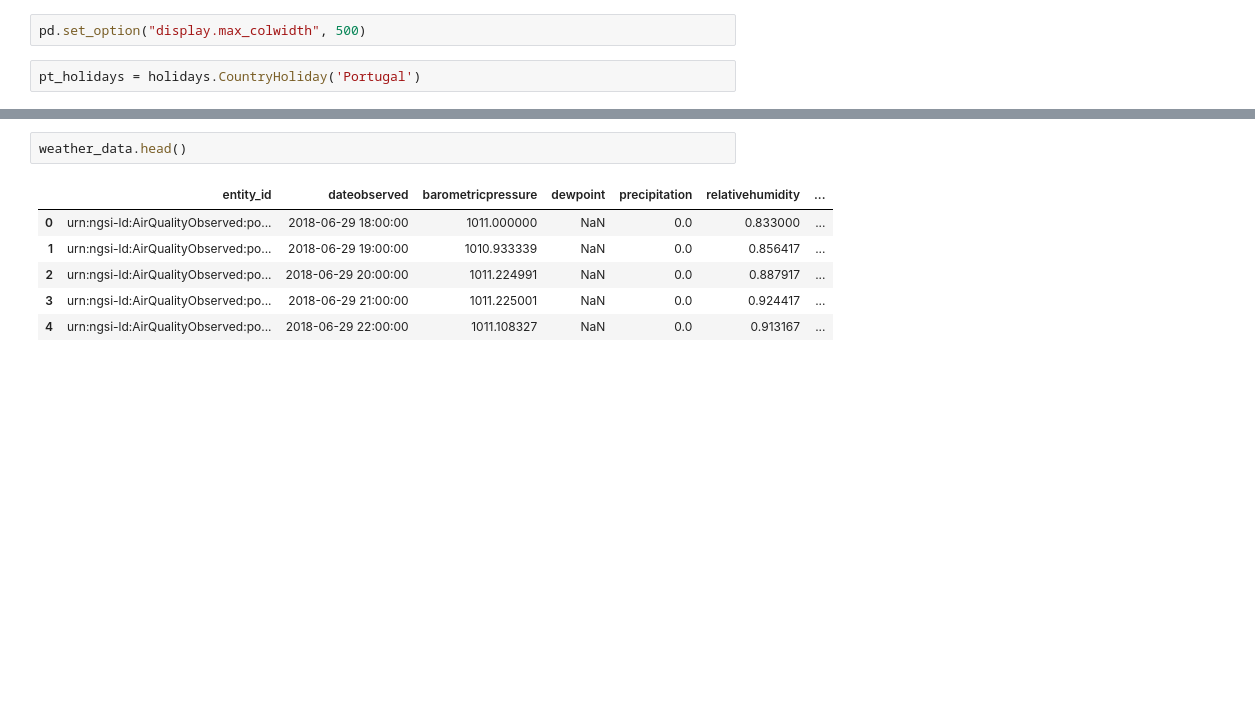
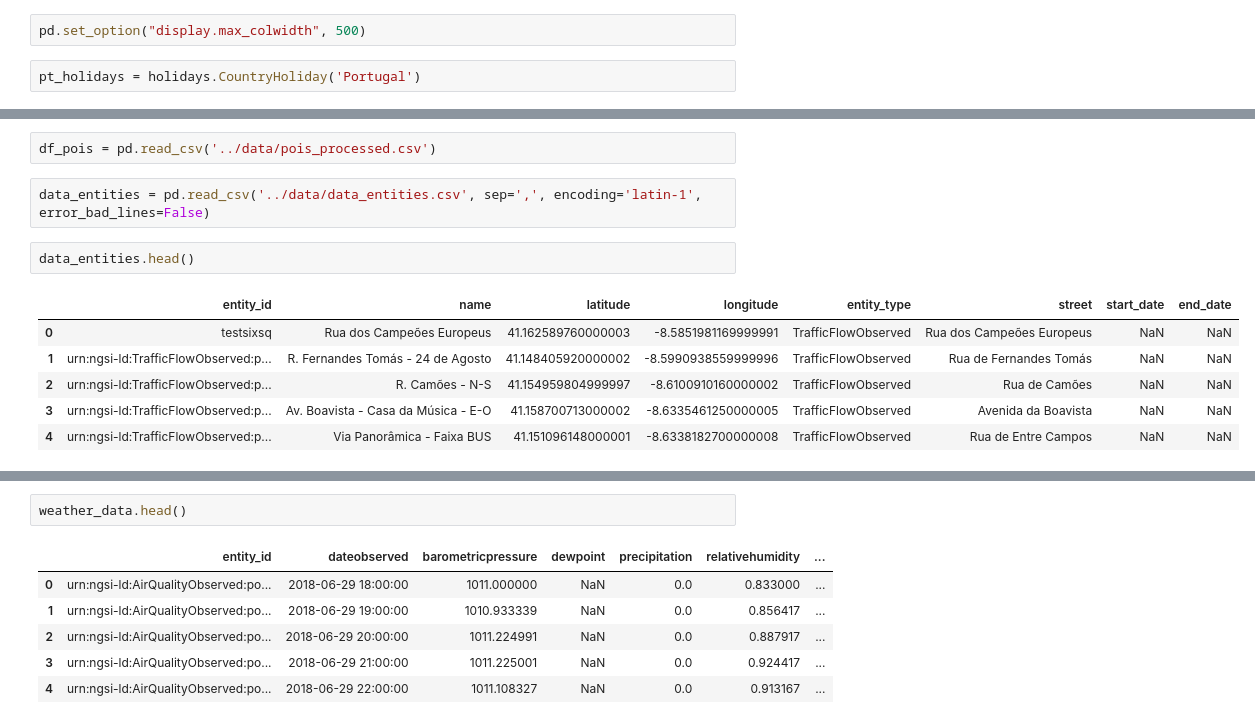
Before and after one commit to TiagoFilipeSousaGoncalves/wdl-tech-moguls, a Jupyter notebook: stage-2/code/Deliverable.ipynb, the cells around one changed output, grey strips where cells are left out. Drawn from its saved outputs; the diff is of its cells as text; blank space fills up the shorter version.

```diff
--- a/stage-2/code/Deliverable.ipynb
+++ b/stage-2/code/Deliverable.ipynb
@@ -57 +102,14 @@ traffic_data.rename(columns={'dateobservedfrom': 'dateobserved'}, inplace=True)
+# %%
+df_pois = pd.read_csv('../data/pois_processed.csv')
+# %%
+data_entities = pd.read_csv('../data/data_entities.csv', sep=',', encoding='latin-1', error_bad_lines=False)
+# %%
+data_entities.head()
+# %% [output]
+|  | entity_id | name | latitude | longitude | entity_type | street | start_date | end_date |
+| 0 | testsixsq | Rua dos Campeões Europeus | 41.162589760000003 | -8.5851981169999991 | TrafficFlowObserved | Rua dos Campeões Europeus | NaN | NaN |
+| 1 | urn:ngsi-ld:TrafficFlowObserved:p... | R. Fernandes Tomás - 24 de Agosto | 41.148405920000002 | -8.5990938559999996 | TrafficFlowObserved | Rua de Fernandes Tomás | NaN | NaN |
+| 2 | urn:ngsi-ld:TrafficFlowObserved:p... | R. Camões - N-S | 41.154959804999997 | -8.6100910160000002 | TrafficFlowObserved | Rua de Camões | NaN | NaN |
+| 3 | urn:ngsi-ld:TrafficFlowObserved:p... | Av. Boavista - Casa da Música - E-O | 41.158700713000002 | -8.6335461250000005 | TrafficFlowObserved | Avenida da Boavista | NaN | NaN |
+| 4 | urn:ngsi-ld:TrafficFlowObserved:p... | Via Panorâmica - Faixa BUS | 41.151096148000001 | -8.6338182700000008 | TrafficFlowObserved | Rua de Entre Campos | NaN | NaN |
 # %%
```
Also changed, not shown: parts of 37 cells of this notebook.
